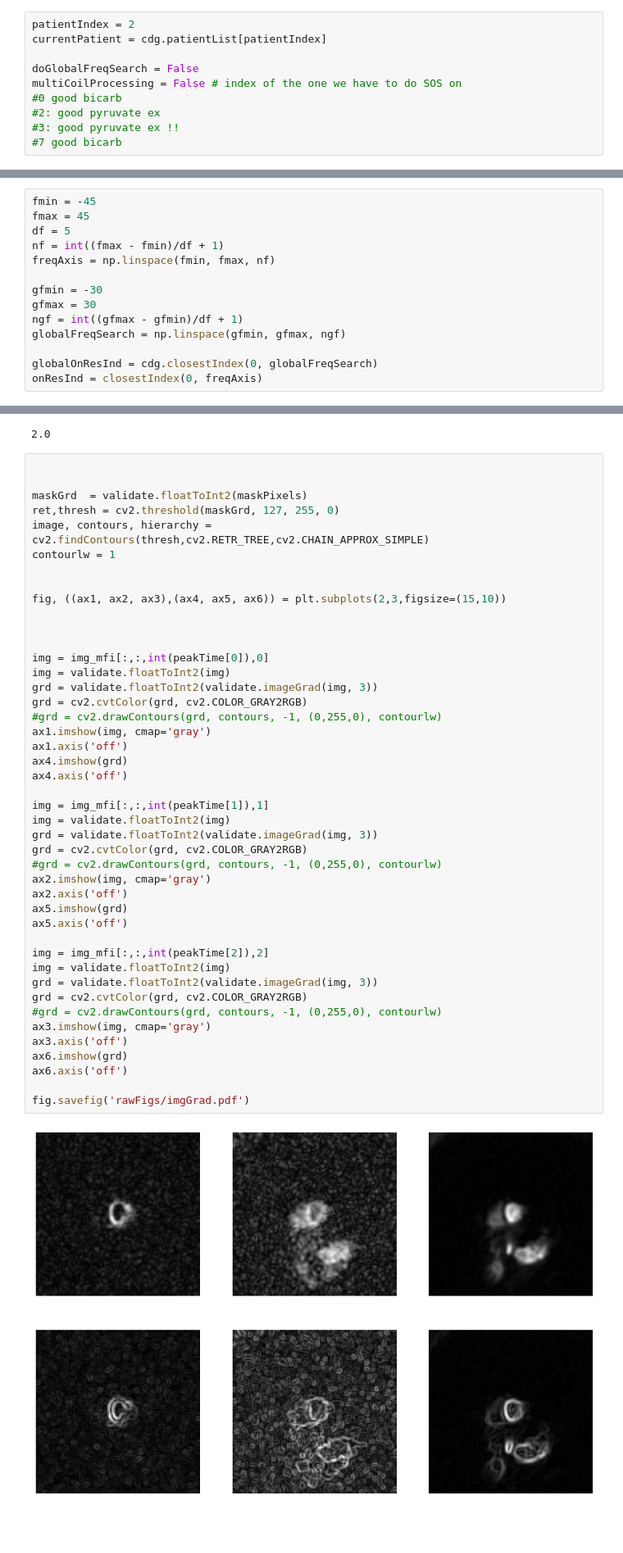
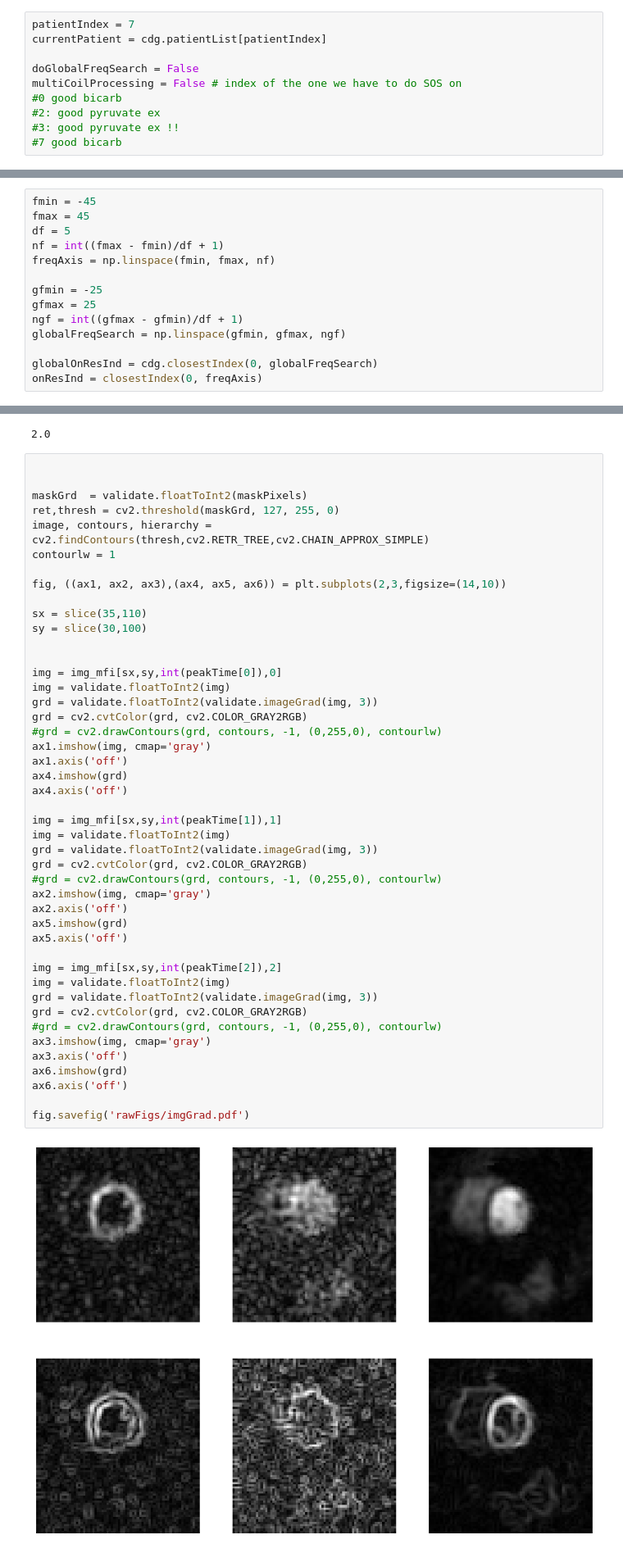
Before and after one commit to galenreed/spiralB0MapCorrection, a Jupyter notebook: 2_applyB0Corrections_single.ipynb, the cells around one changed output, grey strips where cells are left out. Shown at 82% size. Cells and saved outputs as stored; diff of their text form; blank space fills up the shorter version.

```diff
--- a/2_applyB0Corrections_single.ipynb
+++ b/2_applyB0Corrections_single.ipynb
@@ -30,7 +30,7 @@ import validationPipelineFunctions as validate
 def closestIndex(f, faxis):
     return np.argmin(np.abs(faxis-f))
 # %%
-patientIndex = 2
+patientIndex = 7
 currentPatient = cdg.patientList[patientIndex]
 
 doGlobalFreqSearch = False
@@ -48,8 +48,8 @@ df = 5
 nf = int((fmax - fmin)/df + 1)
 freqAxis = np.linspace(fmin, fmax, nf)
 
-gfmin = -30
-gfmax = 30
+gfmin = -25
+gfmax = 25
 ngf = int((gfmax - gfmin)/df + 1)
 globalFreqSearch = np.linspace(gfmin, gfmax, ngf)
 
@@ -306,44 +312,45 @@ ret,thresh = cv2.threshold(maskGrd, 127, 255, 0)
 image, contours, hierarchy = cv2.findContours(thresh,cv2.RETR_TREE,cv2.CHAIN_APPROX_SIMPLE)
 contourlw = 1
 
+fig, ((ax1, ax2, ax3),(ax4, ax5, ax6)) = plt.subplots(2,3,figsize=(14,10))
 
-fig, ((ax1, ax2, ax3),(ax4, ax5, ax6)) = plt.subplots(2,3,figsize=(15,10))
+sx = slice(35,110)
+sy = slice(30,100)
 
 
-
-img = img_mfi[:,:,int(peakTime[0]),0]
+img = img_mfi[sx,sy,int(peakTime[0]),0]
 img = validate.floatToInt2(img)
 grd = validate.floatToInt2(validate.imageGrad(img, 3))
 grd = cv2.cvtColor(grd, cv2.COLOR_GRAY2RGB)
 #grd = cv2.drawContours(grd, contours, -1, (0,255,0), contourlw)
 ax1.imshow(img, cmap='gray')
 ax1.axis('off')
 ax4.imshow(grd)
 ax4.axis('off')
 
-img = img_mfi[:,:,int(peakTime[1]),1]
+img = img_mfi[sx,sy,int(peakTime[1]),1]
 img = validate.floatToInt2(img)
 grd = validate.floatToInt2(validate.imageGrad(img, 3))
 grd = cv2.cvtColor(grd, cv2.COLOR_GRAY2RGB)
 #grd = cv2.drawContours(grd, contours, -1, (0,255,0), contourlw)
 ax2.imshow(img, cmap='gray')
 ax2.axis('off')
 ax5.imshow(grd)
 ax5.axis('off')
 
-img = img_mfi[:,:,int(peakTime[2]),2]
+img = img_mfi[sx,sy,int(peakTime[2]),2]
 img = validate.floatToInt2(img)
 grd = validate.floatToInt2(validate.imageGrad(img, 3))
 grd = cv2.cvtColor(grd, cv2.COLOR_GRAY2RGB)
 #grd = cv2.drawContours(grd, contours, -1, (0,255,0), contourlw)
 ax3.imshow(img, cmap='gray')
 ax3.axis('off')
 ax6.imshow(grd)
 ax6.axis('off')
 
 fig.savefig('rawFigs/imgGrad.pdf')
 # %% [output]
-[figure, old version]
+[figure, new version]
 # %%
 
 
```
Also changed, not shown: parts of 21 cells of this notebook, 3 other files.
